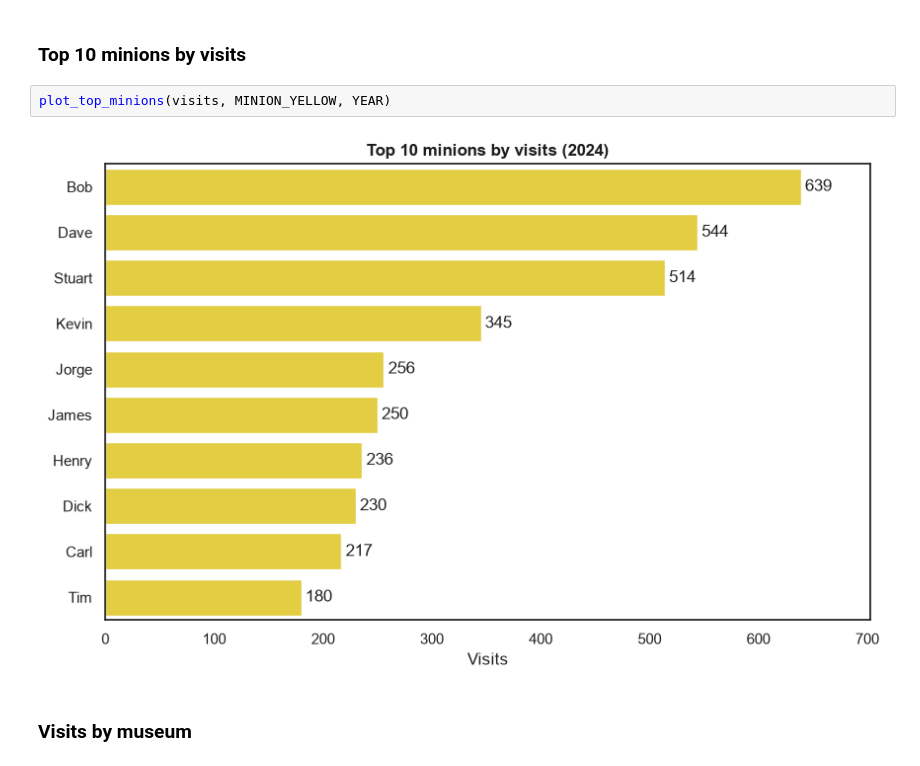
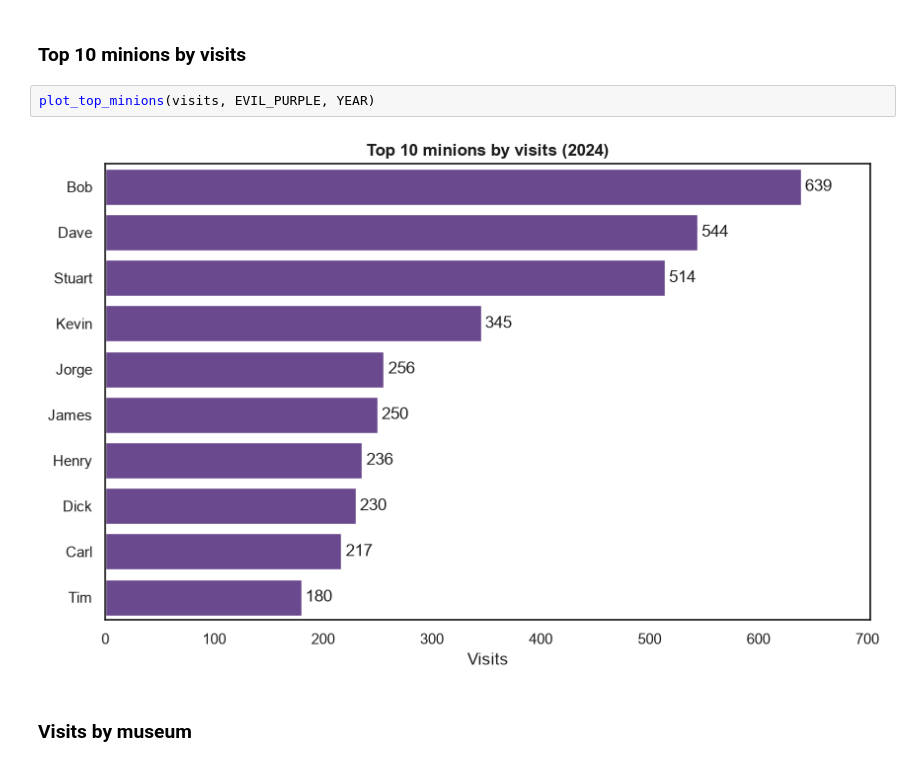
Before and after one commit to calvin4370/minions-visitorship, a Jupyter notebook: session2-lab/analysis.ipynb, the cells around one changed output. Drawn from its saved outputs; the diff is of its cells as text.

Commit message:
test: change colour of top minions plot

```diff
--- a/session2-lab/analysis.ipynb
+++ b/session2-lab/analysis.ipynb
@@ -62,9 +65,9 @@ visits.head()
 # %% [markdown]
 ### Top 10 minions by visits
 # %%
-plot_top_minions(visits, MINION_YELLOW, YEAR)
+plot_top_minions(visits, EVIL_PURPLE, YEAR)
 # %% [output]
-[figure, old version]
+[figure, new version]
 # %% [markdown]
 ### Visits by museum
 # %%
```
Also changed, not shown: parts of 1 cell of this notebook.
